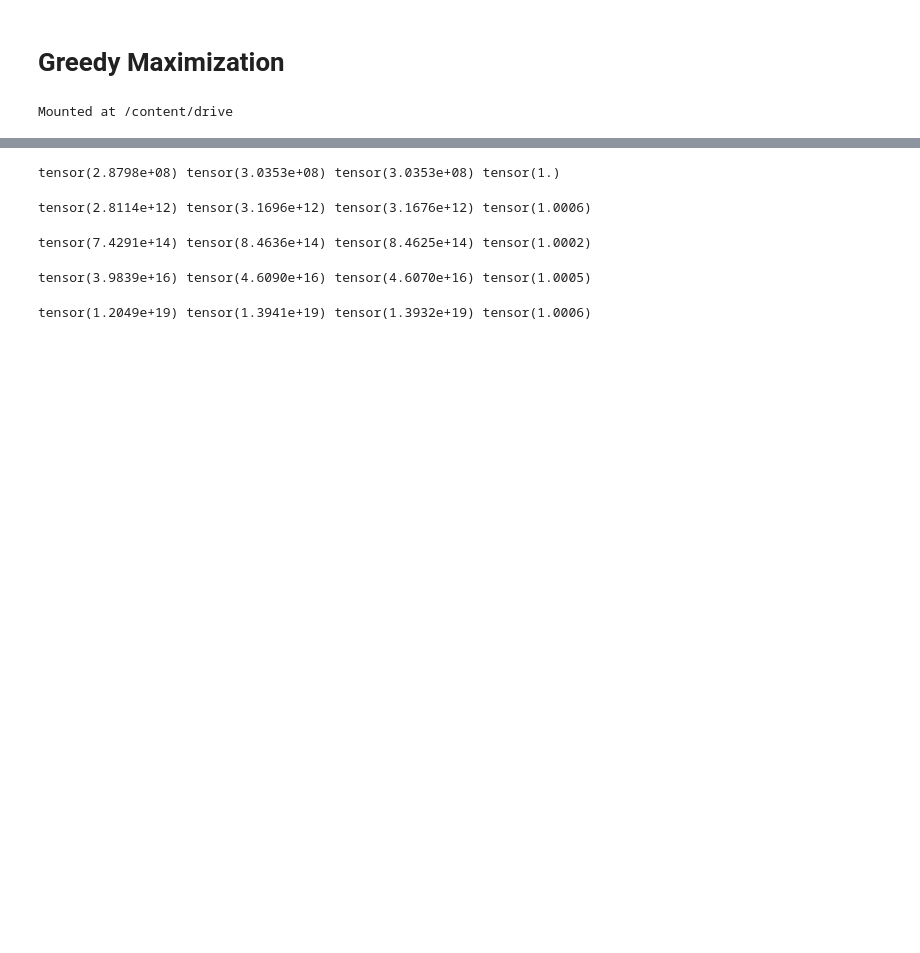
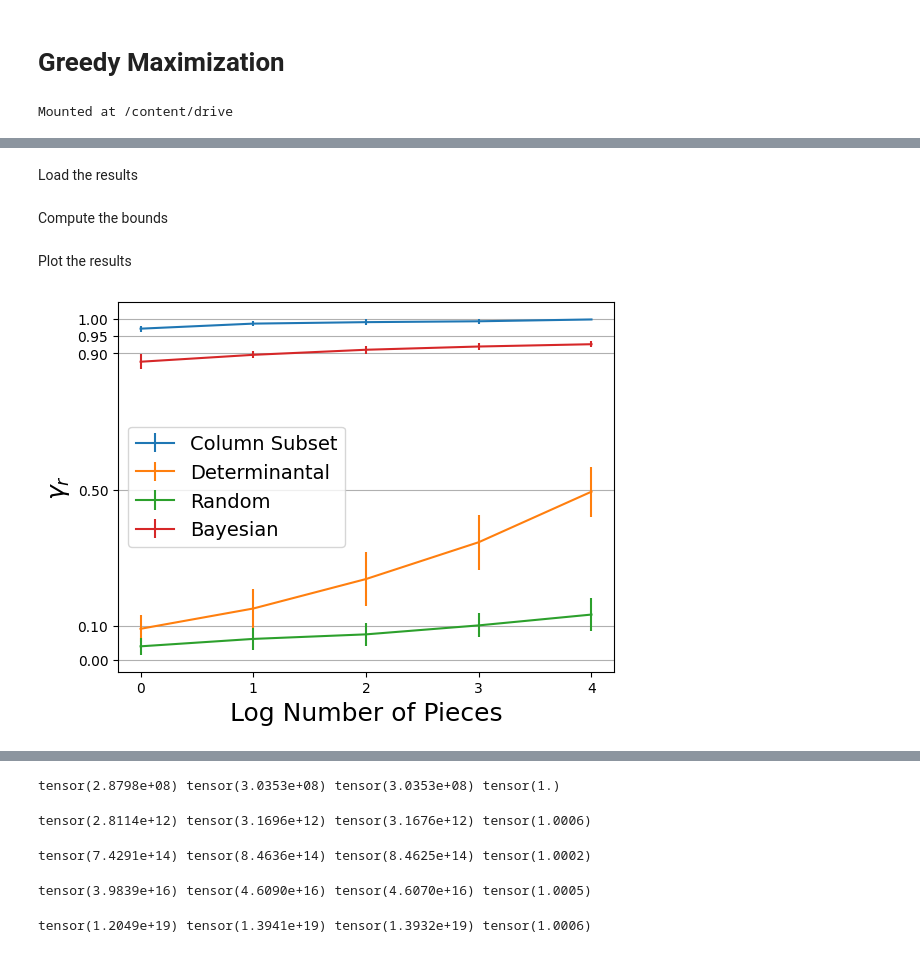
Before and after one commit to rsonthal/Submodular-Set-Function-Optimization, a Jupyter notebook: Only_Inequalities_optimization.ipynb, the cells around one changed output, grey strips where cells are left out. Saved outputs shown, nothing was run; the diff lists cells and outputs as text; code cells hidden in the pictures; blank space fills up the shorter version.

```diff
--- a/Only_Inequalities_optimization.ipynb
+++ b/Only_Inequalities_optimization.ipynb
@@ -1458,28 +784,0 @@ plt.legend()
-# %%
-barWidth = 0.20
-fig = plt.subplots(figsize =(12, 8))
-
-
-br1 = np.arange(4)
-br2 = [x + barWidth for x in br1]
-br3 = [x + barWidth for x in br2]
-br4 = [x + barWidth for x in br3]
-
-r = 5
-
-plt.bar(br1, greedy_low_rank_opt[:,r], color ='r', width = barWidth,
-        edgecolor ='grey', label ='Greedy')
-plt.bar(br2, split_1_greedy_low_rank_opt[:,r], color ='g', width = barWidth,
-        edgecolor ='grey', label ='1 Split Greedy')
-plt.bar(br3, split_2_greedy_low_rank_opt[:,r], color ='b', width = barWidth,
-        edgecolor ='grey', label ='2 Split Greedy')
-plt.bar(br4, split_3_greedy_low_rank_opt[:,r], color ='orange', width = barWidth,
-        edgecolor ='grey', label ='3 Split Greedy')
-
-plt.xlabel('Datasets. Here n = 9, rank '+str(r), fontweight ='bold', fontsize = 15)
-plt.ylabel('Percentage of Times Optimal is Found', fontweight ='bold', fontsize = 15)
-plt.xticks([r + barWidth for r in range(4)],
-        ['Determinantal', 'Bayesian', 'Random', 'Column'])
-
-plt.legend()
-plt.show()
@@ -1537,0 +785,2 @@ plt.show()
+# %% [markdown]
+Load the results
@@ -1537,0 +797,2 @@ plt.show()
+# %% [markdown]
+Compute the bounds
@@ -1537,0 +804,18 @@ plt.show()
+# %% [markdown]
+Plot the results
+# %%
+plt.errorbar([0,1,2,3,4], gammas_col[0,:,:].mean(dim=0), yerr = gammas_col[0,:,:].std(dim=0), label = "Column Subset")
+plt.errorbar([0,1,2,3,4], gammas_det[0,:,:].mean(dim=0), yerr = gammas_det[0,:,:].std(dim=0),label = "Determinantal")
+plt.errorbar([0,1,2,3,4], gammas_rand[0,:,:].mean(dim=0), yerr = gammas_rand[0,:,:].std(dim=0),label = "Random")
+plt.errorbar([0,1,2,3,4], gammas_bayesian[0,:,:].mean(dim=0), yerr = gammas_bayesian[0,:,:].std(dim=0),label = "Bayesian")
+
+plt.legend(fontsize=14)
+plt.xlabel("")
+plt.xticks([0,1,2,3,4])
+plt.yticks([0,0.1,0.5,0.9,0.95,1])
+plt.grid(axis='y')
+plt.xlabel("Log Number of Pieces", fontsize=18)
+plt.ylabel(r"$\gamma_r$", fontsize=18)
+plt.savefig("ratios.pdf", dpi = 300, facecolor = "white", bbox_inches="tight")
+# %% [output]
+[figure, added]
```
Also changed, not shown: parts of 81 cells of this notebook.
